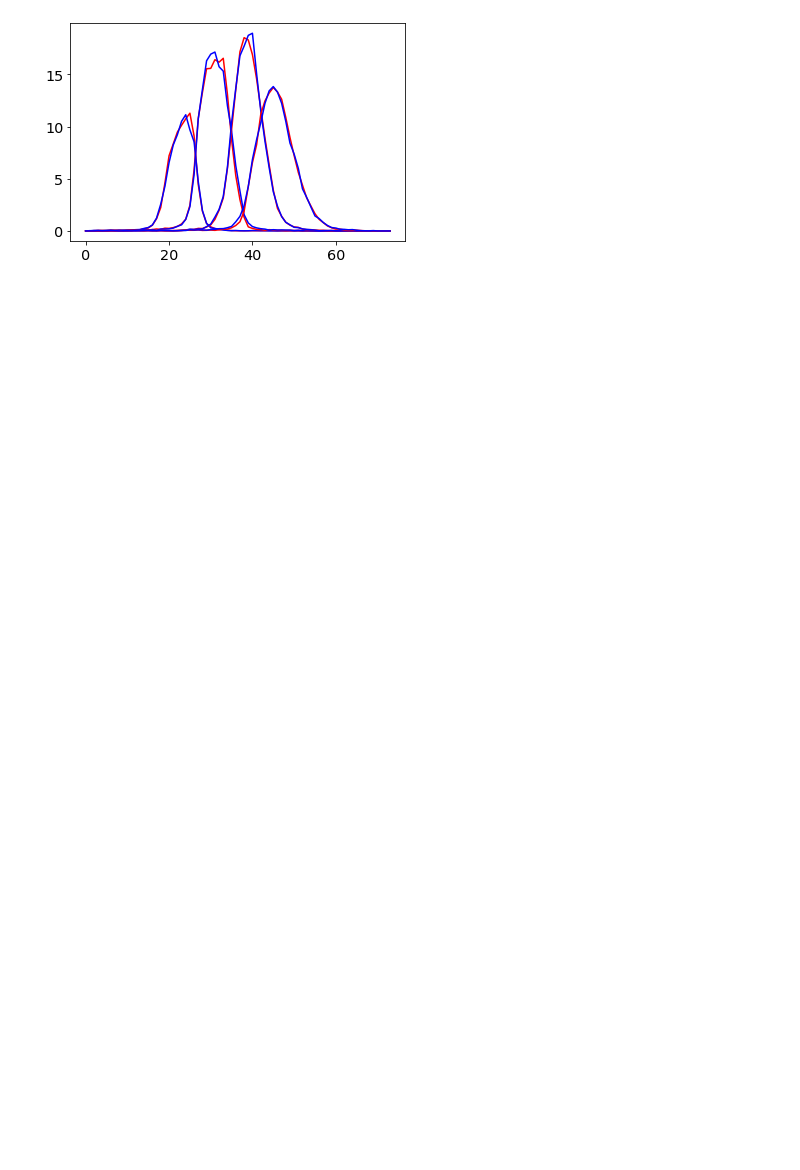
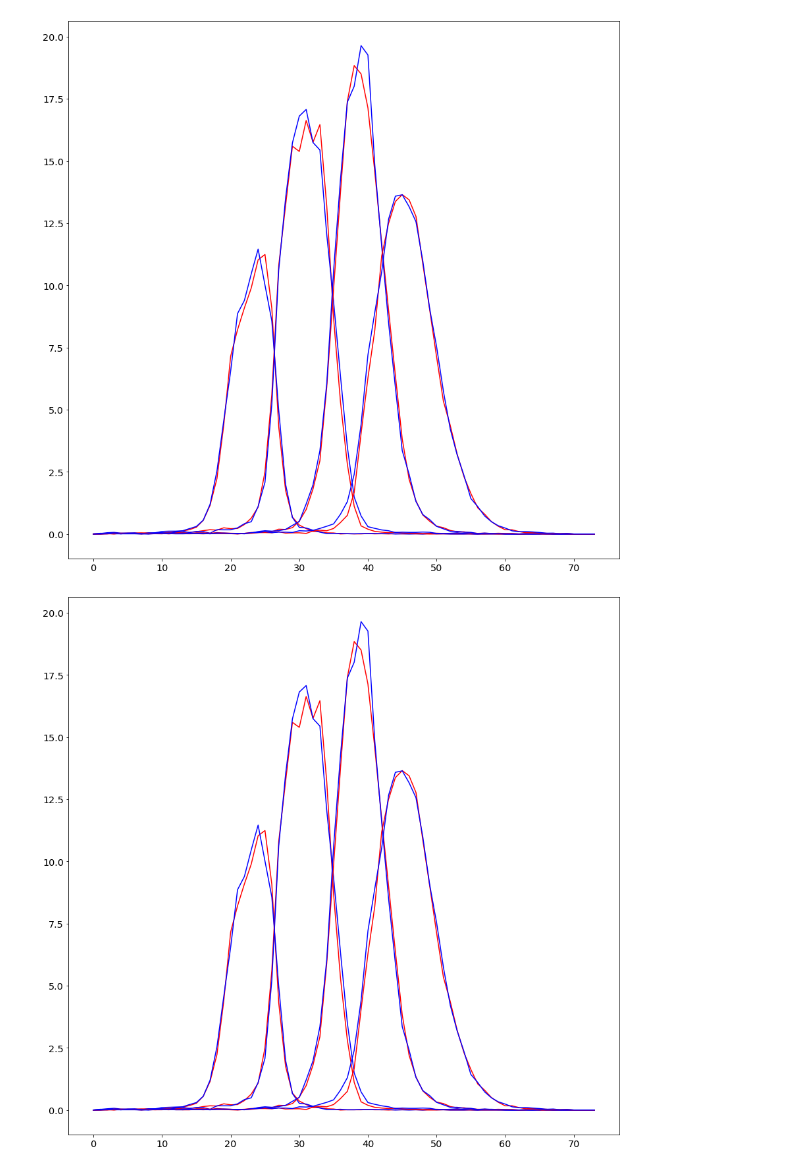
Before and after one commit to rongpu/desi-targets, a Jupyter notebook: lrg_xcorr/main_lrg_redshift_bins-redshift_distributions.ipynb, the cells around one changed output. Cells and saved outputs as stored; diff of their text form; code cells hidden in the pictures; blank space fills up the shorter version.

```diff
--- a/lrg_xcorr/main_lrg_redshift_bins-redshift_distributions.ipynb
+++ b/lrg_xcorr/main_lrg_redshift_bins-redshift_distributions.ipynb
@@ -344,35 +423,38 @@ plt.show()
 # %%
-mask_star = (cat['SPECTYPE']=='STAR') | (cat['Z']<0.0003)
-
 bins = np.round(np.arange(0., 1.5, 0.02), 2)
 
 t = Table()
 t['zmin'] = bins[:-1]
 t['zmax'] = bins[1:]
 
-for index in range(len(pz_cuts_north)-1):
-    pz_min, pz_max = pz_cuts_north[index], pz_cuts_north[index+1]
-    mask = mask_north & (cat['Z_PHOT_MEDIAN']>pz_min) & (cat['Z_PHOT_MEDIAN']<pz_max)
+for pz_bin in range(1, 5):
+    mask = mask_north & (cat['pz_bin']==pz_bin)
     mask &= (~mask_star)
-    counts = np.histogram(cat['Z'][mask], bins=bins)[0]
-    surf_density = counts/area_north
-    t['bin_{}_north'.format(index+1)] = surf_density
-    t['bin_{}_north'.format(index+1)].format = '%.1f'
+    surf_density = np.histogram(cat['Z'][mask], bins=bins, weights=cat['weight'][mask])[0]
+    t['bin_{}_north'.format(pz_bin)] = surf_density
+    t['bin_{}_north'.format(pz_bin)].format = '%.2f'
 
-for index in range(len(pz_cuts_south)-1):
-    pz_min, pz_max = pz_cuts_south[index], pz_cuts_south[index+1]
-    mask = mask_south & (cat['Z_PHOT_MEDIAN']>pz_min) & (cat['Z_PHOT_MEDIAN']<pz_max)
+for pz_bin in range(1, 5):
+    mask = mask_south & (cat['pz_bin']==pz_bin)
     mask &= (~mask_star)
-    counts = np.histogram(cat['Z'][mask], bins=bins)[0]
-    surf_density = counts/area_south
-    t['bin_{}_south'.format(index+1)] = surf_density
-    t['bin_{}_south'.format(index+1)].format = '%.1f'
+    surf_density = np.histogram(cat['Z'][mask], bins=bins, weights=cat['weight'][mask])[0]
+    t['bin_{}_south'.format(pz_bin)] = surf_density
+    t['bin_{}_south'.format(pz_bin)].format = '%.2f'
 
-t.write('data/main_lrg_pz_dndz_v1.txt', format='ascii.commented_header', overwrite=True)
+t.write('/Users/rongpu/Documents/Data/lrg_xcorr/dndz/v1.1/main_lrg_pz_dndz_v1.1.txt', format='ascii.commented_header', overwrite=True)
-# %%
-for index in range(len(pz_cuts_north)-1):
-    plt.plot(t['bin_{}_south'.format(index+1)], color='r')
-    plt.plot(t['bin_{}_north'.format(index+1)], color='b')
-plt.show()
-# %% [output]
-[figure, removed]
+# %%
+plt.figure(figsize=(15, 15))
+for pz_bin in range(1, 5):
+    plt.plot(t['bin_{}_south'.format(pz_bin)], color='r')
+    plt.plot(t['bin_{}_north'.format(pz_bin)], color='b')
+plt.show()
+
+tt = Table.read('/Users/rongpu/Documents/Data/lrg_xcorr/dndz/v1.1/main_lrg_pz_dndz_v1.1.txt', format='ascii.commented_header')
+plt.figure(figsize=(15, 15))
+for pz_bin in range(1, 5):
+    plt.plot(tt['bin_{}_south'.format(pz_bin)], color='r')
+    plt.plot(tt['bin_{}_north'.format(pz_bin)], color='b')
+plt.show()
+# %% [output]
+[figure, added]
+[figure, added]
```
Also changed, not shown: parts of 26 cells of this notebook, 17 other files.
